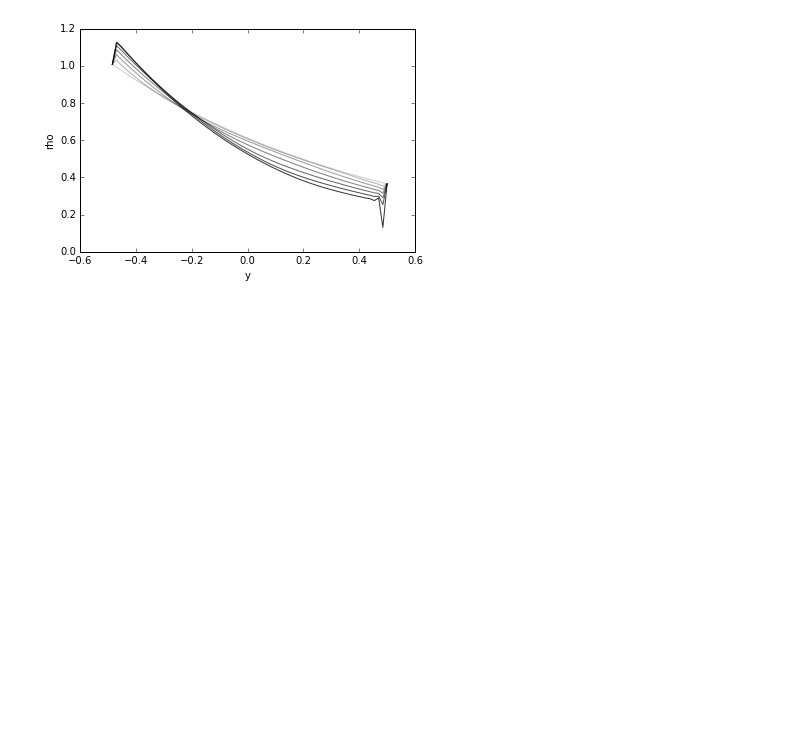
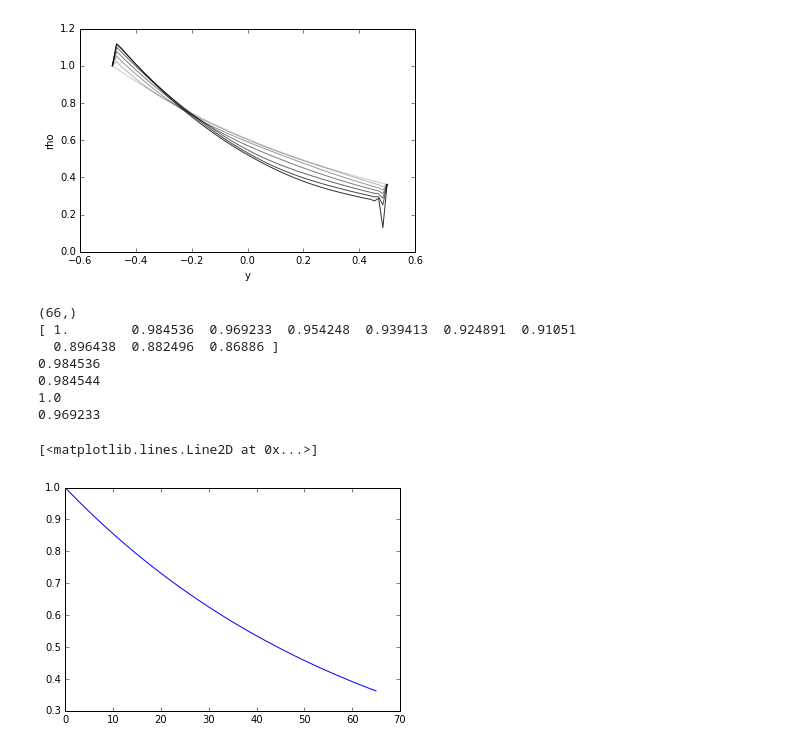
Before and after one commit to DSeligman/MAELSTROM2D, a Jupyter notebook: 1dSHEARFLOW_plots.ipynb, the cells around one changed output. Cells and saved outputs as stored; diff of their text form; code cells hidden in the pictures; blank space fills up the shorter version.

```diff
--- a/1dSHEARFLOW_plots.ipynb
+++ b/1dSHEARFLOW_plots.ipynb
@@ -237,3 +248,36 @@ ylabel('rho')
 savefig("1dShear_HydroEq_rho.pdf")
 # %% [output]
 [figure]
+# %%
+#set up the hydrostatic equilibrium
+extent = 1.
+dx=1./64.
+dy= 1./64.
+dn = dno0.T[::1,nx/2]
+#plot(dn)
+print dn.shape
+print dn[0:10]
+
+print dn[1]
+print (dn[0]-dn[2])/(2.*dx)
+rho_num = np.zeros_like(dn)
+
+rho_num[0]=dn[0]
+print dn[0]
+print dn[2]
+rho_num[1]=dn[1]
+for i in arange(2,len(dn)):
+    rho_num[i]=-1.*1.*2.*dx*dn[i-1]+dn[i-2]
+#plot(rho_num,'bo')
+
+plot(dn)
+# %% [output]
+(66,)
+[ 1.        0.984536  0.969233  0.954248  0.939413  0.924891  0.91051
+  0.896438  0.882496  0.86886 ]
+0.984536
+0.984544
+1.0
+0.969233
+[<matplotlib.lines.Line2D at 0x...>]
+[figure, added]
```
Also changed, not shown: parts of 4 cells of this notebook, 19 other files.
